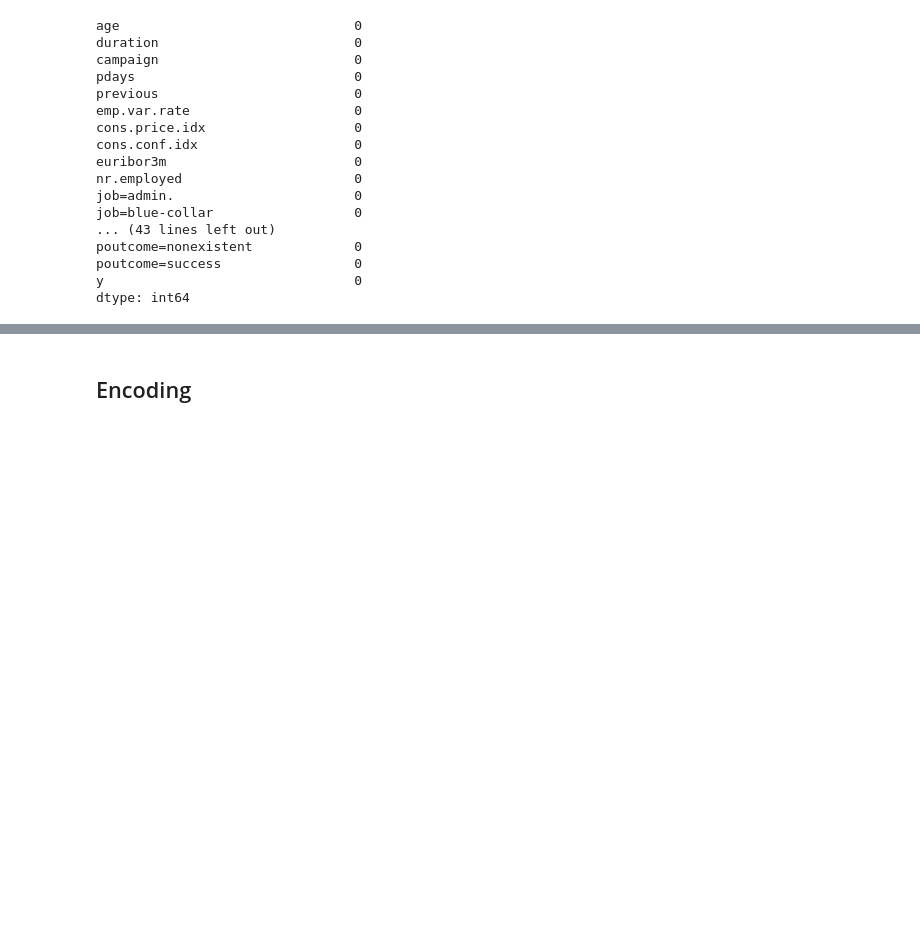
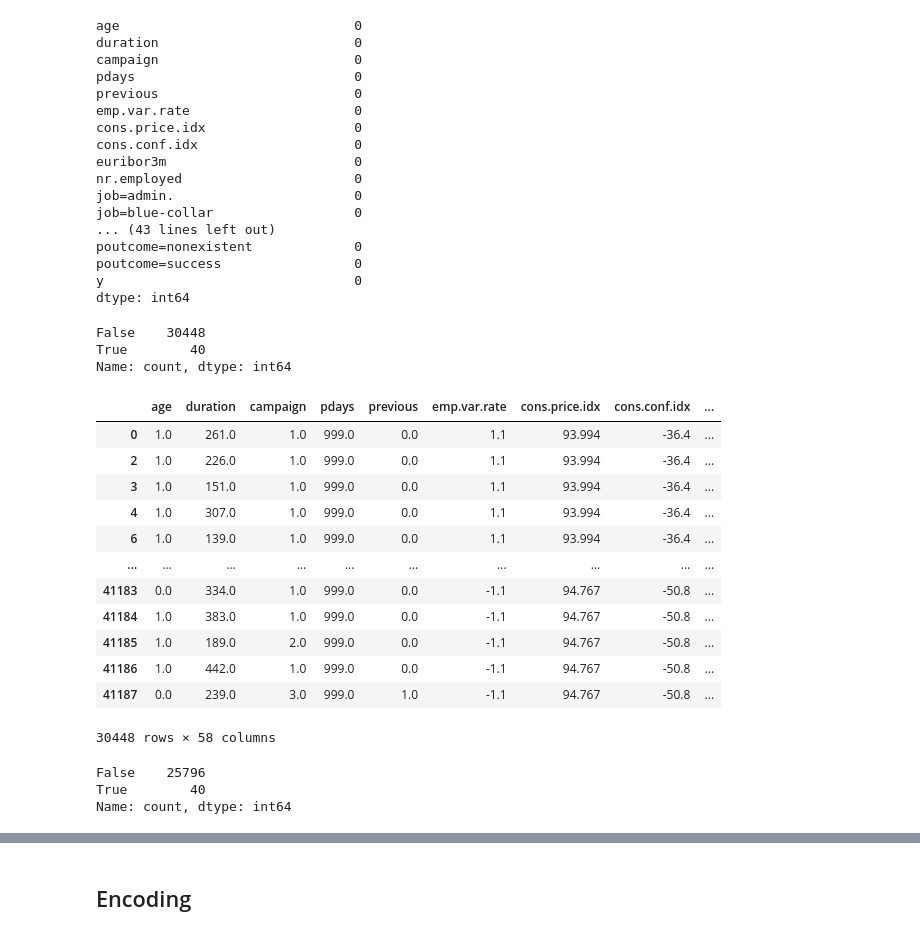
Before and after one commit to VerifAI-inc/mia-privacy-fairness, a Jupyter notebook: dataset_explorations/data_exploration_bank_compas.ipynb, the cells around one changed output, grey strips where cells are left out. Saved outputs shown, nothing was run; the diff lists cells and outputs as text; code cells hidden in the pictures; blank space fills up the shorter version.

```diff
--- a/dataset_explorations/data_exploration_bank_compas.ipynb
+++ b/dataset_explorations/data_exploration_bank_compas.ipynb
@@ -103,3 +103,33 @@ poutcome=nonexistent             0
 poutcome=success                 0
 y                                0
 dtype: int64
+# %%
+df_b.duplicated().value_counts()
+# %% [output]
+False    30448
+True        40
+Name: count, dtype: int64
+# %%
+df_b_non_dup = df_b.drop_duplicates()
+# %%
+df_b_non_dup
+# %% [output]
+|  | age | duration | campaign | pdays | previous | emp.var.rate | cons.price.idx | cons.conf.idx | ... |
+| 0 | 1.0 | 261.0 | 1.0 | 999.0 | 0.0 | 1.1 | 93.994 | -36.4 | ... |
+| 2 | 1.0 | 226.0 | 1.0 | 999.0 | 0.0 | 1.1 | 93.994 | -36.4 | ... |
+| 3 | 1.0 | 151.0 | 1.0 | 999.0 | 0.0 | 1.1 | 93.994 | -36.4 | ... |
+| 4 | 1.0 | 307.0 | 1.0 | 999.0 | 0.0 | 1.1 | 93.994 | -36.4 | ... |
+| 6 | 1.0 | 139.0 | 1.0 | 999.0 | 0.0 | 1.1 | 93.994 | -36.4 | ... |
+| ... | ... | ... | ... | ... | ... | ... | ... | ... | ... |
+| 41183 | 0.0 | 334.0 | 1.0 | 999.0 | 0.0 | -1.1 | 94.767 | -50.8 | ... |
+| 41184 | 1.0 | 383.0 | 1.0 | 999.0 | 0.0 | -1.1 | 94.767 | -50.8 | ... |
+| 41185 | 1.0 | 189.0 | 2.0 | 999.0 | 0.0 | -1.1 | 94.767 | -50.8 | ... |
+| 41186 | 1.0 | 442.0 | 1.0 | 999.0 | 0.0 | -1.1 | 94.767 | -50.8 | ... |
+| 41187 | 0.0 | 239.0 | 3.0 | 999.0 | 1.0 | -1.1 | 94.767 | -50.8 | ... |
+30448 rows × 58 columns
+# %%
+df_b_reduced.duplicated().value_counts()
+# %% [output]
+False    25796
+True        40
+Name: count, dtype: int64
```
Also changed, not shown: parts of 20 cells of this notebook, 51 other files.
